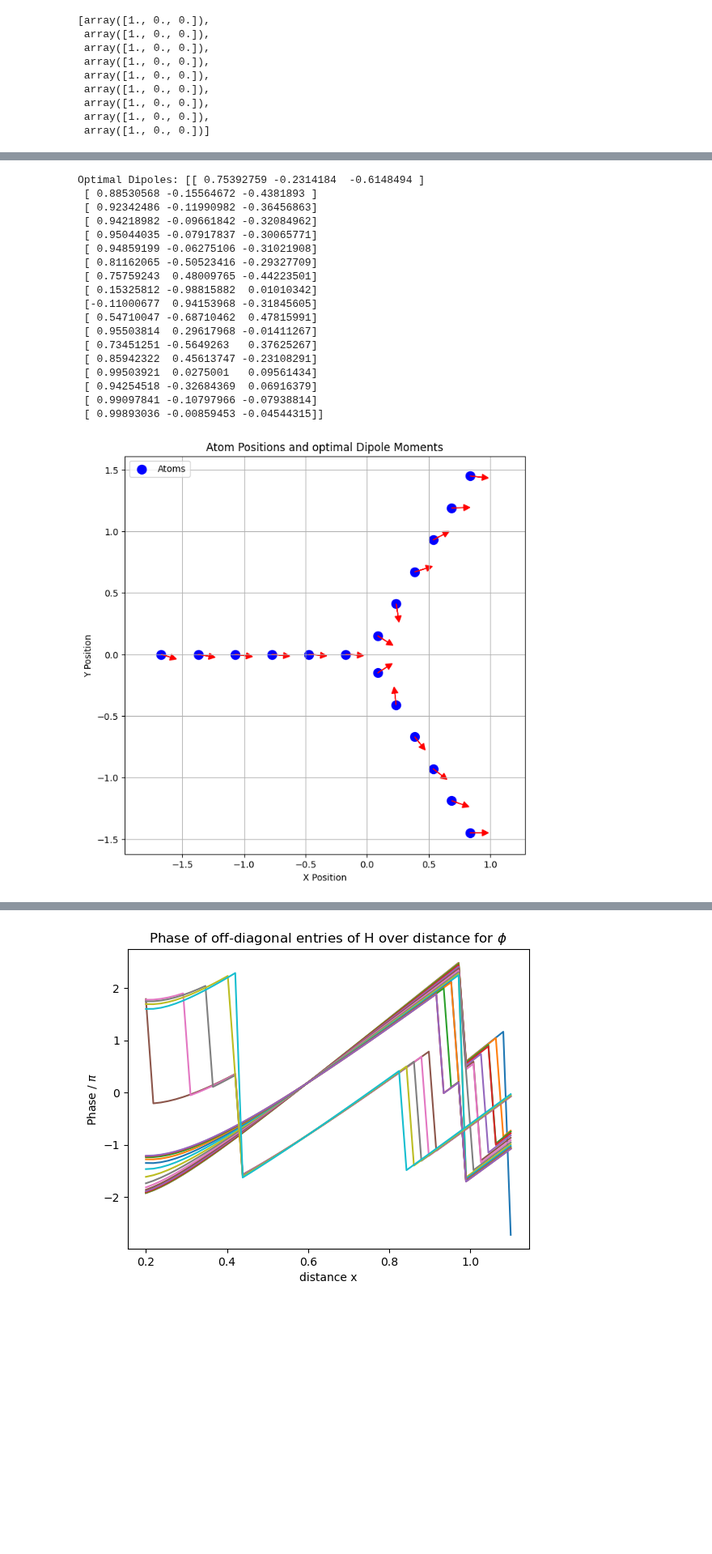
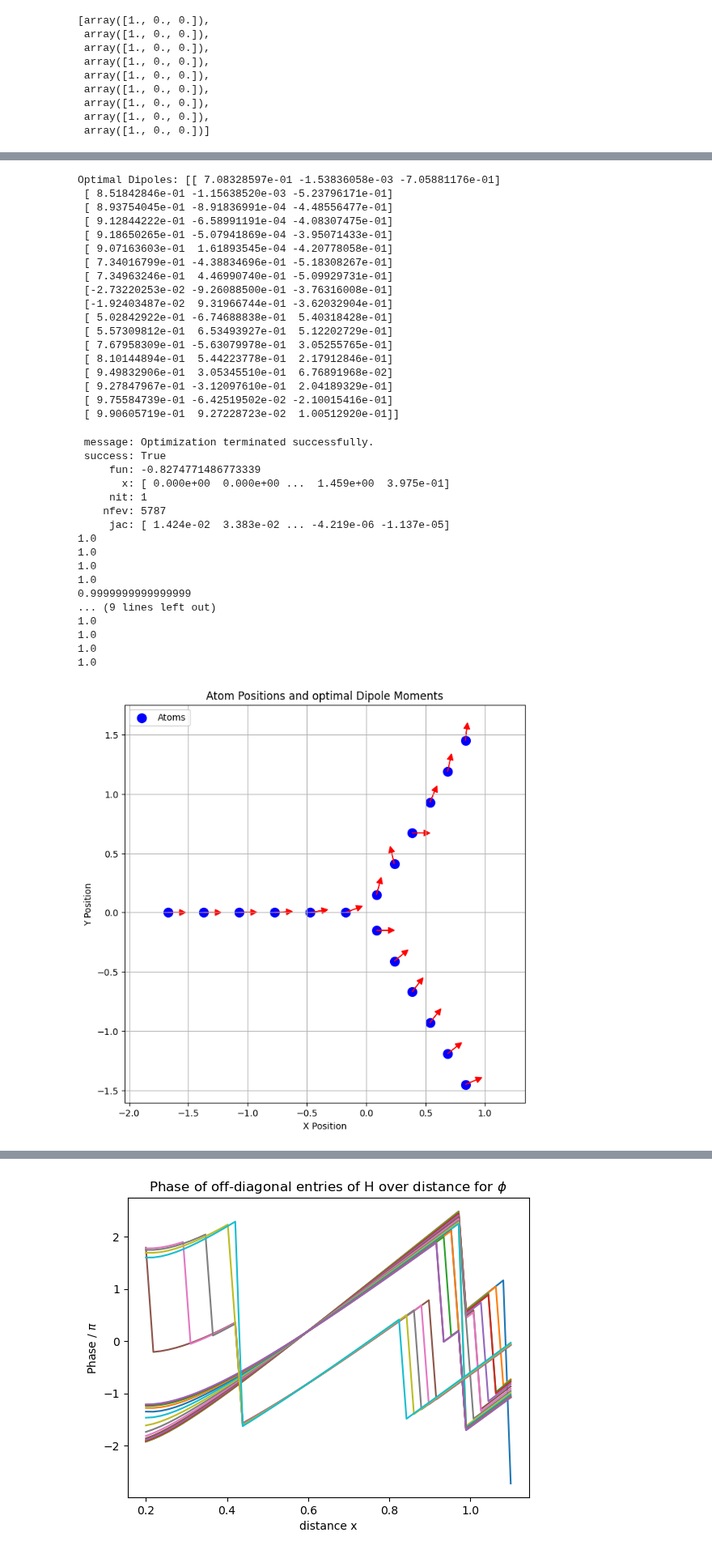
Before and after one commit to LBPhysics/GIT_Code_BA, a Jupyter notebook: Continuation/Qutip/Topology.ipynb, the cells around one changed output, grey strips where cells are left out. Shown at 81% size. Saved outputs shown, nothing was run; the diff lists cells and outputs as text; code cells hidden in the pictures; blank space fills up the shorter version.

```diff
--- a/Continuation/Qutip/Topology.ipynb
+++ b/Continuation/Qutip/Topology.ipynb
@@ -430,7 +417,7 @@ def unit_vector_constraint(dipoles_flat):
 constraints = [{'type': 'eq', 'fun': unit_vector_constraint}]
 
 # Optimize
-result = minimize(optimization_target, initial_dipoles, method='SLSQP', constraints=constraints)
+result = minimize(optimization_target, initial_dipoles, method='SLSQP', constraints=constraints, options={'maxiter': 1000})
 
 # Extract the optimal dipoles
 optimal_dipoles_flat = result.x
@@ -438,63 +425,73 @@ optimal_dipoles = optimal_dipoles_flat.reshape((N, 3))
 
 print("Optimal Dipoles:", optimal_dipoles)
 # %% [output]
-Optimal Dipoles: [[ 0.75392759 -0.2314184  -0.6148494 ]
- [ 0.88530568 -0.15564672 -0.4381893 ]
- [ 0.92342486 -0.11990982 -0.36456863]
- [ 0.94218982 -0.09661842 -0.32084962]
- [ 0.95044035 -0.07917837 -0.30065771]
- [ 0.94859199 -0.06275106 -0.31021908]
- [ 0.81162065 -0.50523416 -0.29327709]
- [ 0.75759243  0.48009765 -0.44223501]
- [ 0.15325812 -0.98815882  0.01010342]
- [-0.11000677  0.94153968 -0.31845605]
- [ 0.54710047 -0.68710462  0.47815991]
- [ 0.95503814  0.29617968 -0.01411267]
- [ 0.73451251 -0.5649263   0.37625267]
- [ 0.85942322  0.45613747 -0.23108291]
- [ 0.99503921  0.0275001   0.09561434]
- [ 0.94254518 -0.32684369  0.06916379]
- [ 0.99097841 -0.10797966 -0.07938814]
- [ 0.99893036 -0.00859453 -0.04544315]]
+Optimal Dipoles: [[ 7.08328597e-01 -1.53836058e-03 -7.05881176e-01]
+ [ 8.51842846e-01 -1.15638520e-03 -5.23796171e-01]
+ [ 8.93754045e-01 -8.91836991e-04 -4.48556477e-01]
+ [ 9.12844222e-01 -6.58991191e-04 -4.08307475e-01]
+ [ 9.18650265e-01 -5.07941869e-04 -3.95071433e-01]
+ [ 9.07163603e-01  1.61893545e-04 -4.20778058e-01]
+ [ 7.34016799e-01 -4.38834696e-01 -5.18308267e-01]
+ [ 7.34963246e-01  4.46990740e-01 -5.09929731e-01]
+ [-2.73220253e-02 -9.26088500e-01 -3.76316008e-01]
+ [-1.92403487e-02  9.31966744e-01 -3.62032904e-01]
+ [ 5.02842922e-01 -6.74688838e-01  5.40318428e-01]
+ [ 5.57309812e-01  6.53493927e-01  5.12202729e-01]
+ [ 7.67958309e-01 -5.63079978e-01  3.05255765e-01]
+ [ 8.10144894e-01  5.44223778e-01  2.17912846e-01]
+ [ 9.49832906e-01  3.05345510e-01  6.76891968e-02]
+ [ 9.27847967e-01 -3.12097610e-01  2.04189329e-01]
+ [ 9.75584739e-01 -6.42519502e-02 -2.10015416e-01]
+ [ 9.90605719e-01  9.27228723e-02  1.00512920e-01]]
 # %%
+print(result)
 # Plot atoms with their dipole moments
 positions = atom_positions(fixed_dist_in, fixed_dist_ext, N)
 max_x = np.max(positions[:, 0])
 scale = 0.1 * max_x
 plt.figure(figsize=(8, 8))
 plt.scatter(positions[:, 0], positions[:, 1], color='blue', s=100, label='Atoms')
 for i in range(N):
     plt.arrow(positions[i, 0], positions[i, 1], optimal_dipoles[i][0] * 0.1, optimal_dipoles[i][1] * 0.1, head_width=0.5 * 0.1, head_length=0.5 * 0.1, fc='red', ec='red')
 plt.title('Atom Positions and optimal Dipole Moments')
 plt.xlabel('X Position')
 plt.ylabel('Y Position')
 plt.grid(True)
 plt.legend()
 plt.axis('equal')
 plt.show()
 
-def norms_cal(times, distance_in=fixed_dist_in, distance_ext=fixed_dist_ext, gamma=fixed_gamma, dipoles=[dipole_vector() for _ in range(N)], Psi_0=basis(N, 0)):
-    H = H_eff_test(distance_in=distance_in, distance_ext=distance_ext, dipoles=dipoles, lam=fixed_lam, gamma=gamma, N=N)
-    all_norms = []
-    for t in times:
-        U = (-1j * H * t).expm()
-        Psi_t = U * Psi_0
-        norm_sq = Psi_t.norm()**2
-        all_norms.append(norm_sq)
-#        if t < .1:
-#            print(t, H, U, Psi_t, norm_sq)
-    return np.array(all_norms)
-norms = norms_cal(times, dipoles=optimal_dipoles)
+norms = []
+for time in times:
+    norm = survival_probability(optimal_dipoles, [time], psi0)
+    norms.append(norm)
 #print(norms)
 # Plot the norms against time
 plt.figure(figsize=(10, 6))
 plt.plot(times, norms, label='Survival Probability')
 plt.plot(times, np.exp(-times), 'r--', linewidth=2.5, label=r'exp(-$\gamma t$)')
 plt.xlabel('Time')
 plt.ylabel('Norm (Survival Probability)')
 plt.title('Survival Probability vs. Time for Optimal $\phi$ Configuration')
 plt.legend()
 plt.grid(True)
 plt.show()
 # %% [output]
+ message: Optimization terminated successfully.
+ success: True
+     fun: -0.8274771486773339
+       x: [ 0.000e+00  0.000e+00 ...  1.459e+00  3.975e-01]
+     nit: 1
+    nfev: 5787
+     jac: [ 1.424e-02  3.383e-02 ... -4.219e-06 -1.137e-05]
+1.0
+1.0
+1.0
+1.0
+0.9999999999999999
+... (9 lines left out)
+1.0
+1.0
+1.0
+1.0
-[figure, old version]
+[figure, new version]
```
Also changed, not shown: parts of 3 cells of this notebook.
